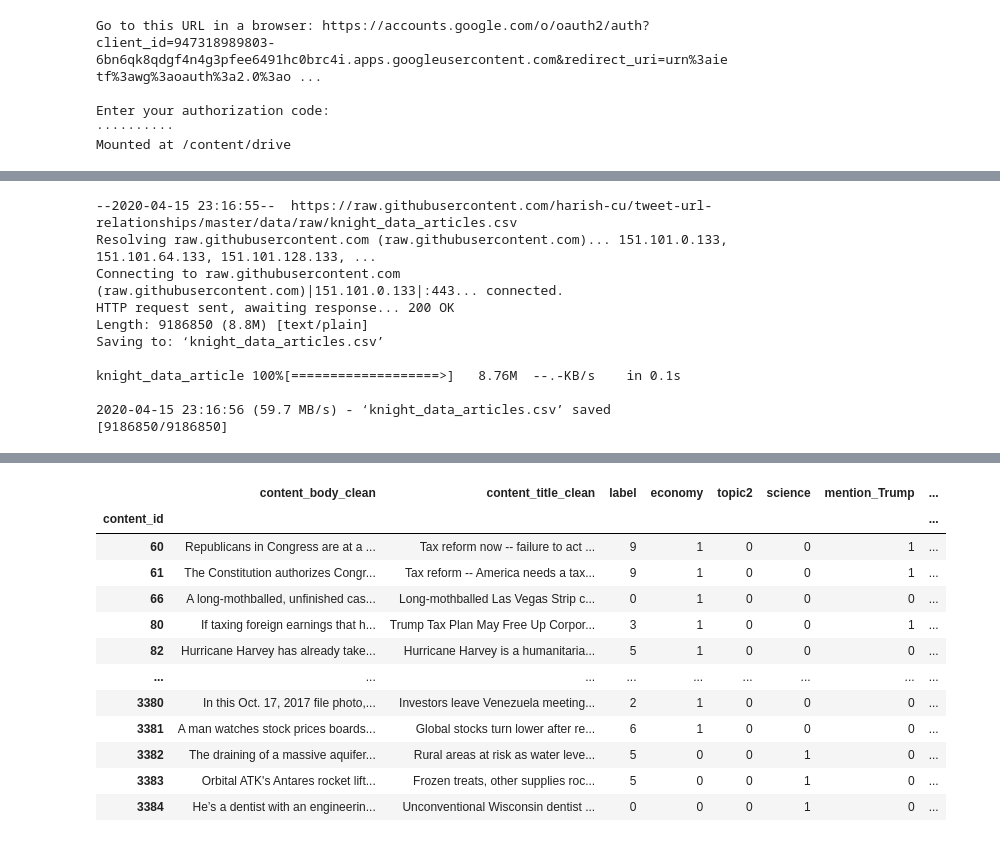
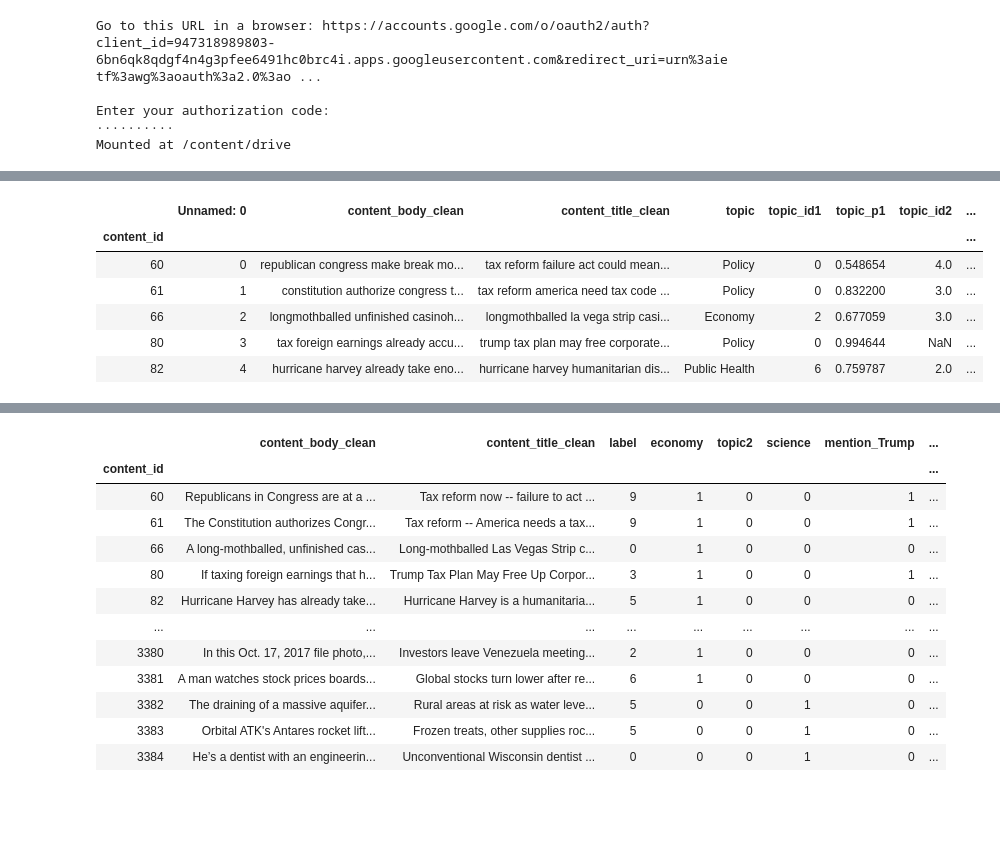
Before and after one commit to fagan2888/tweet-url-relationships, a Jupyter notebook: notebooks/Tweet Trust Correlation.ipynb, the cells around one changed output, grey strips where cells are left out. Cells and saved outputs as stored; diff of their text form; code cells hidden in the pictures; blank space fills up the shorter version.

```diff
--- a/notebooks/Tweet Trust Correlation.ipynb
+++ b/notebooks/Tweet Trust Correlation.ipynb
@@ -42,13 +16,15 @@ all-user-stats.csv. 100%[===================>]  58.18M  17.9MB/s    in 4.4s
+# %%
+raw_topics = pd.read_csv("https://raw.githubusercontent.com/harish-cu/tweet-url-relationships/master/data/processed/article_topics_6.csv")
+topics = raw_topics.set_index(['content_id'])
+topics.head()
+# %% [output]
+|  | Unnamed: 0 | content_body_clean | content_title_clean | topic | topic_id1 | topic_p1 | topic_id2 | ... |
+| content_id |  |  |  |  |  |  |  | ... |
+| 60 | 0 | republican congress make break mo... | tax reform failure act could mean... | Policy | 0 | 0.548654 | 4.0 | ... |
+| 61 | 1 | constitution authorize congress t... | tax reform america need tax code ... | Policy | 0 | 0.832200 | 3.0 | ... |
+| 66 | 2 | longmothballed unfinished casinoh... | longmothballed la vega strip casi... | Economy | 2 | 0.677059 | 3.0 | ... |
+| 80 | 3 | tax foreign earnings already accu... | trump tax plan may free corporate... | Policy | 0 | 0.994644 | NaN | ... |
+| 82 | 4 | hurricane harvey already take eno... | hurricane harvey humanitarian dis... | Public Health | 6 | 0.759787 | 2.0 | ... |
 # %%
-!wget https://raw.githubusercontent.com/harish-cu/tweet-url-relationships/master/data/raw/knight_data_articles.csv
+raw_data = pd.read_csv("https://raw.githubusercontent.com/harish-cu/tweet-url-relationships/master/data/raw/knight_data_articles.csv")
+#raw_data.head()
-# %% [output]
---2020-04-15 23:16:55--  https://raw.githubusercontent.com/harish-cu/tweet-url-relationships/master/data/raw/knight_data_articles.csv
-Resolving raw.githubusercontent.com (raw.githubusercontent.com)... 151.101.0.133, 151.101.64.133, 151.101.128.133, ...
-Connecting to raw.githubusercontent.com (raw.githubusercontent.com)|151.101.0.133|:443... connected.
-HTTP request sent, awaiting response... 200 OK
-Length: 9186850 (8.8M) [text/plain]
-Saving to: ‘knight_data_articles.csv’
-
-knight_data_article 100%[===================>]   8.76M  --.-KB/s    in 0.1s
-
-2020-04-15 23:16:56 (59.7 MB/s) - ‘knight_data_articles.csv’ saved [9186850/9186850]
```
Also changed, not shown: parts of 38 cells of this notebook.
